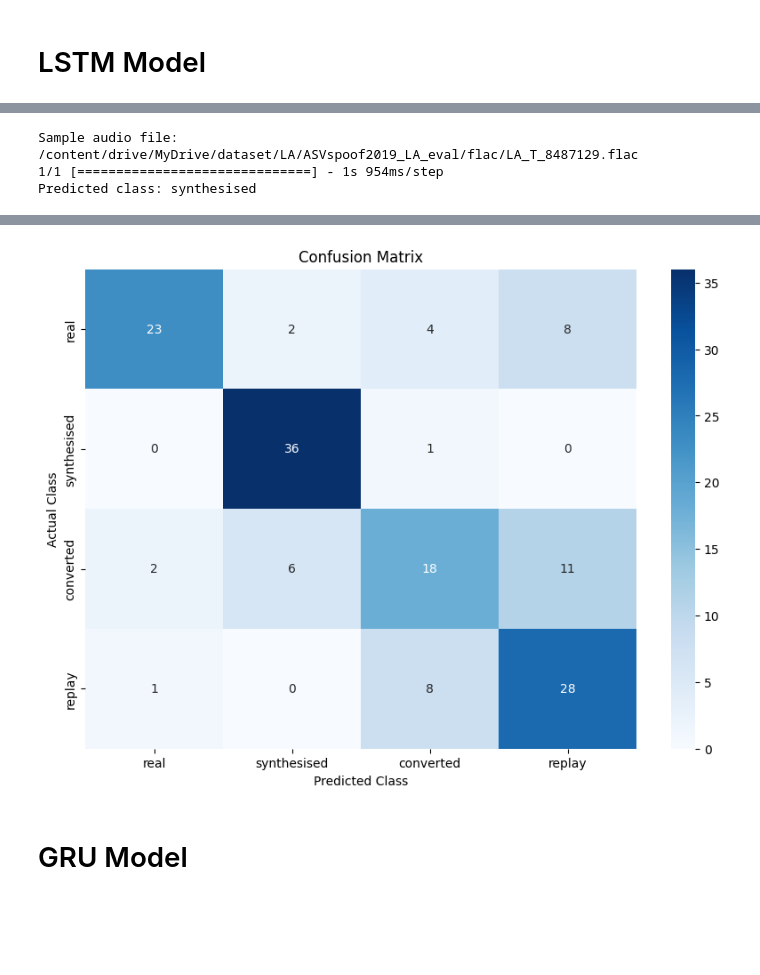
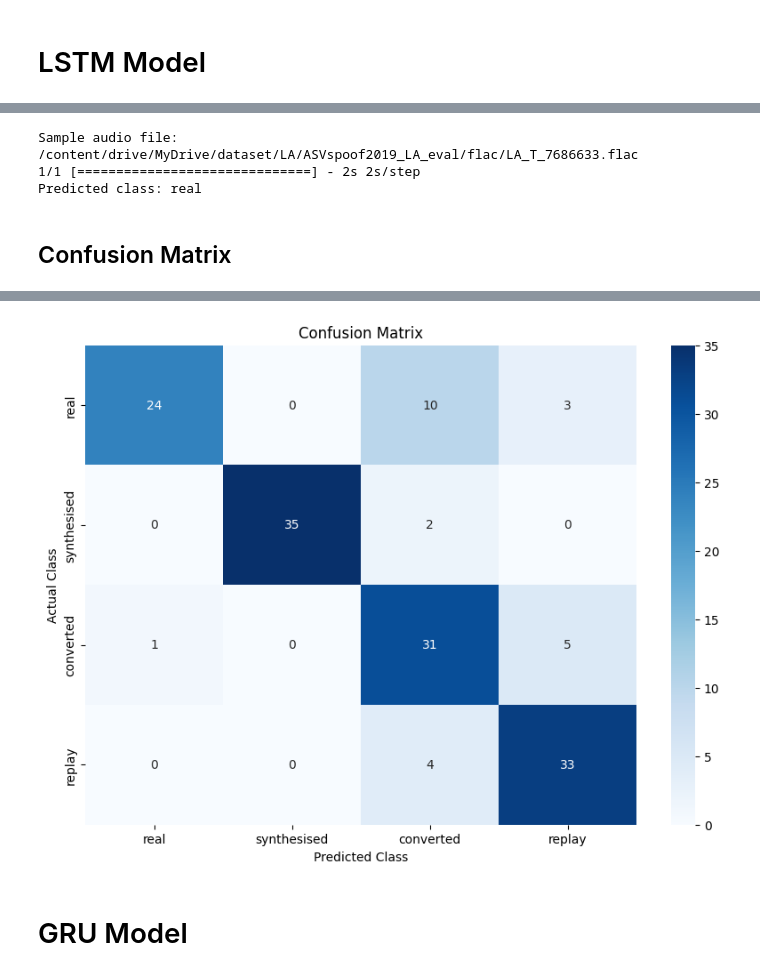
Before and after one commit to Amrutha369/voice-spoofing-detection, a Jupyter notebook: voice_spoofing_detection_using_cnn_lstm_gru_Multiclass.ipynb, the cells around one changed output, grey strips where cells are left out. Cells and saved outputs as stored; diff of their text form; code cells hidden in the pictures; blank space fills up the shorter version.

Commit message:
Tested ok multiclass

```diff
--- a/voice_spoofing_detection_using_cnn_lstm_gru_Multiclass.ipynb
+++ b/voice_spoofing_detection_using_cnn_lstm_gru_Multiclass.ipynb
@@ -107,26 +104,26 @@ def sample_data_multiclass(df, n_synthesised, n_real, n_converted, n_replay):
 base_path = '/content/drive/MyDrive/dataset/LA'
 protocol_dir = os.path.join(base_path, 'ASVspoof2019_LA_cm_protocols')
 train_dir = os.path.join(base_path, 'ASVspoof2019_LA_train', 'flac')
-dev_dir = os.path.join(base_path, 'ASVspoof2019_LA_dev', 'flac')
-eval_dir = os.path.join(base_path, 'ASVspoof2019_LA_eval', 'flac')
+val_dir = os.path.join(base_path, 'ASVspoof2019_LA_dev', 'flac')
+test_dir = os.path.join(base_path, 'ASVspoof2019_LA_eval', 'flac')
 
 # Create DataFrames for each dataset
 train_df = read_dataset(os.path.join(protocol_dir, 'ASVspoof2019.LA.cm.train.trn.txt'), train_dir)
-dev_df = read_dataset(os.path.join(protocol_dir, 'ASVspoof2019.LA.cm.dev.trl.txt'), dev_dir)
-eval_df = read_dataset(os.path.join(protocol_dir, 'ASVspoof2019.LA.cm.eval.trl.txt'), eval_dir)
+val_df = read_dataset(os.path.join(protocol_dir, 'ASVspoof2019.LA.cm.dev.trl.txt'), val_dir)
+test_df = read_dataset(os.path.join(protocol_dir, 'ASVspoof2019.LA.cm.eval.trl.txt'), test_dir)
 
 # Add columns to each DataFrame
 train_df = add_columns(train_df, 'train')
-dev_df = add_columns(dev_df, 'dev')
-eval_df = add_columns(eval_df, 'eval')
+val_df = add_columns(val_df, 'val')
+test_df = add_columns(test_df, 'test')
 
 # Take samples from each DataFrame by a different number
 train_df = sample_data_multiclass(train_df, 175, 175, 175,175)
-dev_df = sample_data_multiclass(dev_df, 37, 37, 37,37)
-eval_df = sample_data_multiclass(eval_df, 37, 37, 37,37)
+val_df = sample_data_multiclass(val_df, 37, 37, 37,37)
+test_df = sample_data_multiclass(test_df, 37, 37, 37,37)
 # %%
 #Combine three dataframes into one dataframe
-data_df = pd.concat([train_df, dev_df, eval_df], ignore_index=True)
+data_df = pd.concat([train_df, val_df, test_df], ignore_index=True)
 # %%
 data_df.head(len(data_df))
 # %% [output]
@@ -174,18 +171,18 @@ data_df['spectrogram'] = data_df['filepath'].apply(audio_to_spectrogram)
 # %%
 # Splitting the data based on the 'subset' column
 train_data = data_df[data_df['subset'] == 'train']
-dev_data = data_df[data_df['subset'] == 'dev']
-eval_data = data_df[data_df['subset'] == 'eval']
+val_data = data_df[data_df['subset'] == 'val']
+test_data = data_df[data_df['subset'] == 'test']
 
 # Converting the list of spectrograms into NumPy arrays
 X_train = np.stack(train_data['spectrogram'].to_list())
-X_dev = np.stack(dev_data['spectrogram'].to_list())
-X_eval = np.stack(eval_data['spectrogram'].to_list())
+X_val = np.stack(val_data['spectrogram'].to_list())
+X_test = np.stack(test_data['spectrogram'].to_list())
 
 # Converting target into NumPy arrays
 y_train = train_data['target'].to_numpy()
-y_dev = dev_data['target'].to_numpy()
-y_eval = eval_data['target'].to_numpy()
+y_val = val_data['target'].to_numpy()
+y_test = test_data['target'].to_numpy()
 # %%
 print(f"X_train shape: {X_train.shape}")
 print(f"y_train shape: {y_train.shape}")#Contains target labels
@@ -384,13 +483,12 @@ model = load_model(model_path)
 # add code to load model
 
 
-sample_audio_file_path = "/content/drive/MyDrive/dataset/LA/ASVspoof2019_LA_eval/flac/LA_T_8487129.flac"
+sample_audio_file_path = "/content/drive/MyDrive/dataset/LA/ASVspoof2019_LA_eval/flac/LA_T_7686633.flac"
 
-print("Sample audio file:", sample_audio_file_path)
 # Make predictions
 sample_audio_spectrogram = audio_to_spectrogram(sample_audio_file_path)
 
-# Assuming the shape of the spectrogram is suitable for the model input
+
 X_new = np.expand_dims(sample_audio_spectrogram, axis=0)
 
 # Performing prediction
@@ -400,14 +498,16 @@ y_pred = model.predict(X_new)
 y_pred_classes = np.argmax(y_pred, axis=1)
 
 # Map predicted classes to labels
-class_labels = ['real', 'synthesised', 'converted','replay']  # Update with your actual class labels
+class_labels = ['real', 'synthesised', 'converted','replay']
 y_pred_labels = [class_labels[pred] for pred in y_pred_classes]
 
 print("Predicted class:", y_pred_labels[0])
 # %% [output]
-Sample audio file: /content/drive/MyDrive/dataset/LA/ASVspoof2019_LA_eval/flac/LA_T_8487129.flac
-1/1 [==============================] - 1s 954ms/step
-Predicted class: synthesised
+Sample audio file: /content/drive/MyDrive/dataset/LA/ASVspoof2019_LA_eval/flac/LA_T_7686633.flac
+1/1 [==============================] - 2s 2s/step
+Predicted class: real
+# %% [markdown]
+##  Confusion Matrix
 # %%
 from sklearn.metrics import confusion_matrix
 import seaborn as sns
@@ -415,11 +515,11 @@ import matplotlib.pyplot as plt
 
 
 # Perform predictions on the evaluation set
-y_eval_pred = model.predict(X_eval)
-y_eval_pred_classes = np.argmax(y_eval_pred, axis=1)
+y_test_pred = model.predict(X_test)
+y_test_pred_classes = np.argmax(y_test_pred, axis=1)
 
 # Calculate confusion matrix
-cm = confusion_matrix(y_eval, y_eval_pred_classes)
+cm = confusion_matrix(y_test, y_test_pred_classes)
 
 # Create a heatmap plot
 plt.figure(figsize=(10, 7))
@@ -435,4 +535,4 @@ plt.show()
-[figure, old version]
+[figure, new version]
 # %% [markdown]
 # GRU Model
 # %%
```
Also changed, not shown: parts of 24 cells of this notebook.
